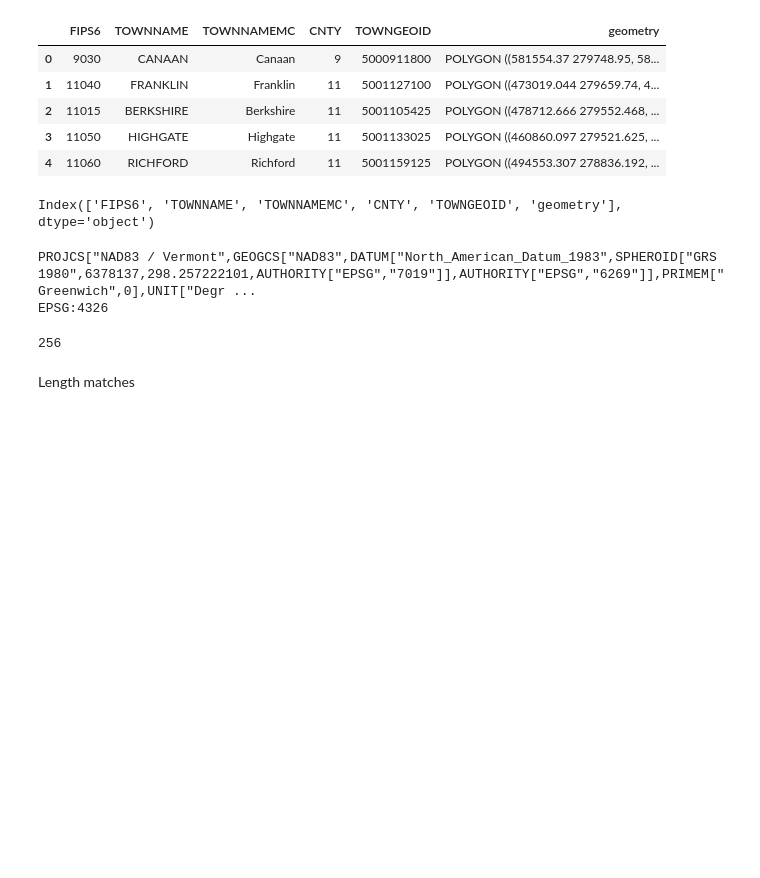
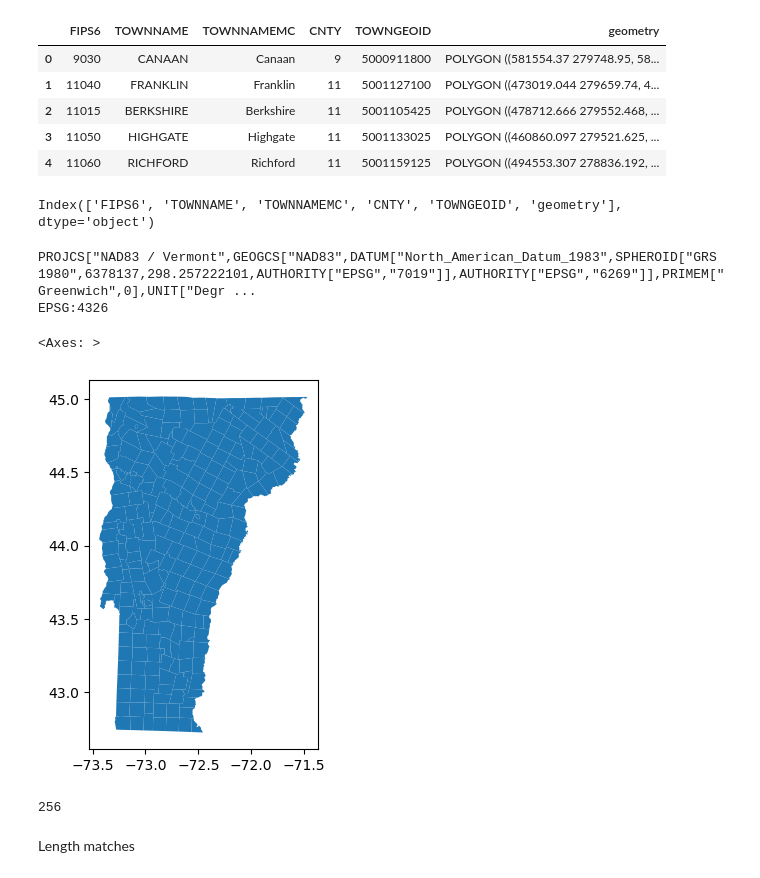
Before and after one commit to jakedurell/hazard-funding-comp, a Jupyter notebook: notebooks/initial_data_exploration.ipynb, the cells around one changed output. Cells and saved outputs as stored; diff of their text form; code cells hidden in the pictures; blank space fills up the shorter version.

```diff
--- a/notebooks/initial_data_exploration.ipynb
+++ b/notebooks/initial_data_exploration.ipynb
@@ -118,6 +125,12 @@ print(gdf_vt.crs)
 # %% [output]
 PROJCS["NAD83 / Vermont",GEOGCS["NAD83",DATUM["North_American_Datum_1983",SPHEROID["GRS 1980",6378137,298.257222101,AUTHORITY["EPSG","7019"]],AUTHORITY["EPSG","6269"]],PRIMEM["Greenwich",0],UNIT["Degr ...
 EPSG:4326
+# %%
+# plot gdf_vt
+gdf_vt.plot()
+# %% [output]
+<Axes: >
+[figure, added]
 # %%
 len(gdf_vt)
 # %% [output]
```
Also changed, not shown: parts of 14 cells of this notebook, 2 other files.
